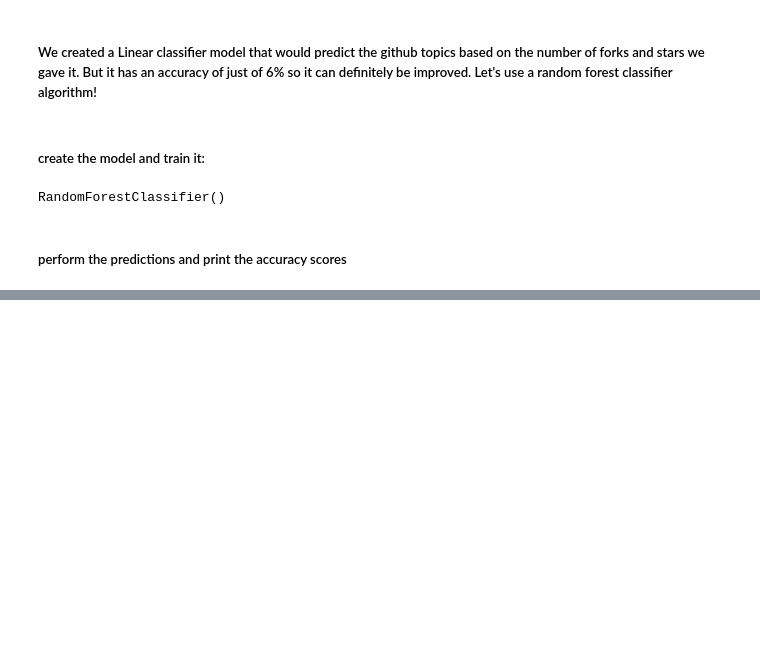
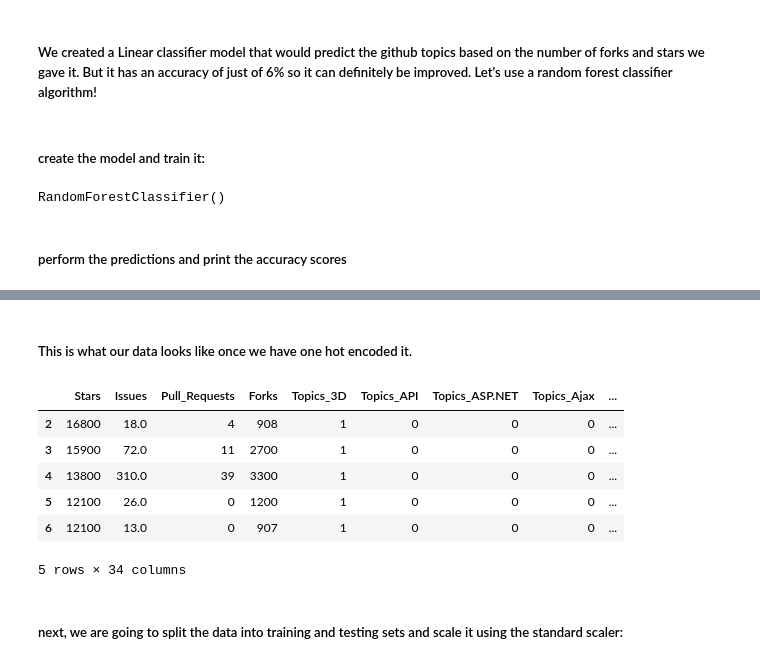
Before and after one commit to Beatrix-droid/github_repos-2022-data-analysis, a Jupyter notebook: github analysis.ipynb, the cells around one changed output, grey strips where cells are left out. Cells and saved outputs as stored; diff of their text form; code cells hidden in the pictures; blank space fills up the shorter version.

```diff
--- a/github analysis.ipynb
+++ b/github analysis.ipynb
@@ -410,0 +372,12 @@ plt.show()
+# %%
+#starting with our data with removed outliers we have:
+Q1 = df['Stars'].quantile(0.25)
+Q3 = df['Stars'].quantile(0.75)
+IQR_1 = Q3 - Q1
+
+q1 = df['Forks'].quantile(0.25)
+q3 = df['Forks'].quantile(0.75)
+
+iqr = q3-q1
+
+second_df = df[(df['Stars'] >= Q1 - 1.5 * IQR_1) & (df['Stars'] <= Q3 + 1.5 *IQR_1) & (df['Forks'] >= q1 - 1.5 * iqr) & (df['Forks'] <= q3 + 1.5 *iqr)]
@@ -410,0 +397,3 @@ plt.show()
+# %%
+#first things first, we are going to one hot encode our categorical data:
+encoded_df = pd.get_dummies(second_df.Topics, prefix='Topics')
@@ -410,0 +410,19 @@ plt.show()
+# %%
+regression_df = pd.concat([second_df, encoded_df], axis=1)
+# %%
+regression_df.drop("Topics", axis=1, inplace=True)
+# %% [markdown]
+##### This is what our data looks like once we have one hot encoded it.
+# %%
+regression_df.head()
+regression
+# %% [output]
+|  | Stars | Issues | Pull_Requests | Forks | Topics_3D | Topics_API | Topics_ASP.NET | Topics_Ajax | ... |
+| 2 | 16800 | 18.0 | 4 | 908 | 1 | 0 | 0 | 0 | ... |
+| 3 | 15900 | 72.0 | 11 | 2700 | 1 | 0 | 0 | 0 | ... |
+| 4 | 13800 | 310.0 | 39 | 3300 | 1 | 0 | 0 | 0 | ... |
+| 5 | 12100 | 26.0 | 0 | 1200 | 1 | 0 | 0 | 0 | ... |
+| 6 | 12100 | 13.0 | 0 | 907 | 1 | 0 | 0 | 0 | ... |
+5 rows × 34 columns
+# %% [markdown]
+##### next, we are going to split the data into training and testing sets and scale it using the standard scaler:
```
Also changed, not shown: parts of 53 cells of this notebook.
